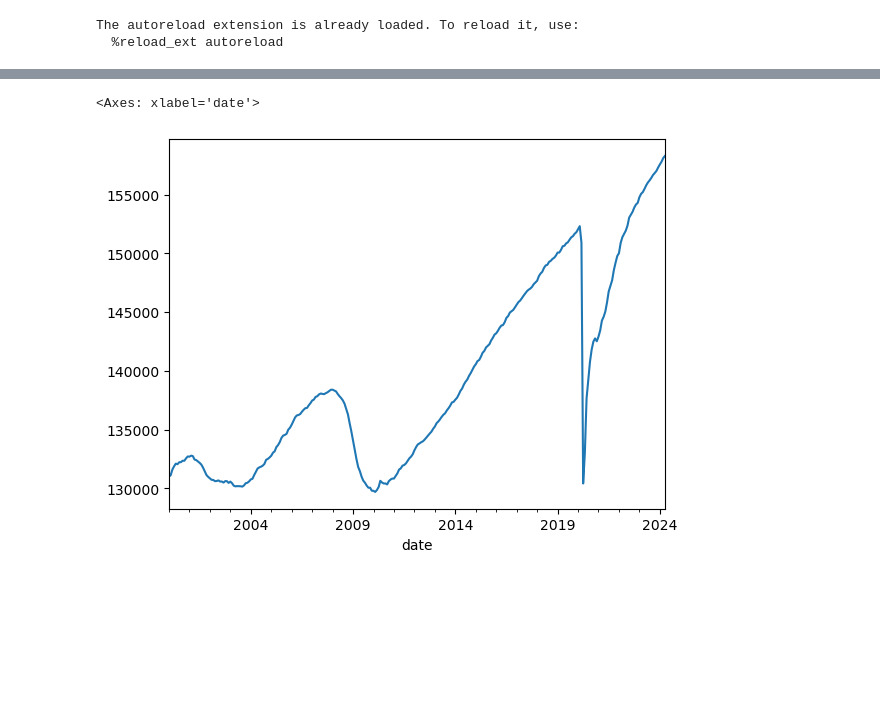
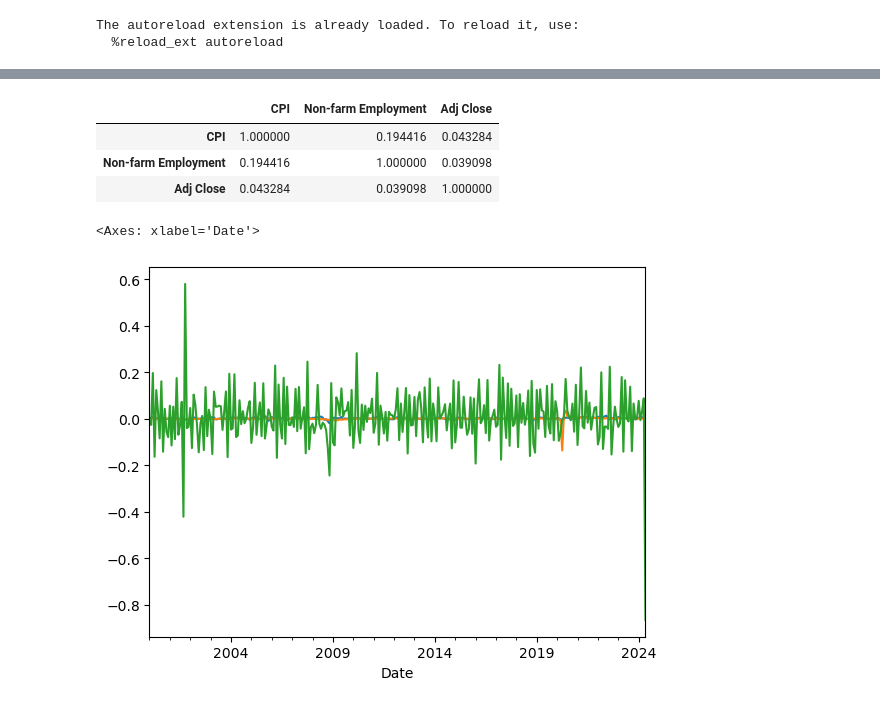
Before and after one commit to akshaygulabrao/macro-trading, a Jupyter notebook: fetching_yfinance.ipynb, the cells around one changed output, grey strips where cells are left out. Cells and saved outputs as stored; diff of their text form; code cells hidden in the pictures; blank space fills up the shorter version.

```diff
--- a/fetching_yfinance.ipynb
+++ b/fetching_yfinance.ipynb
@@ -12,0 +16,6 @@ spy_returns = yf.Ticker("SPY").history(auto_adjust=True)
+# %%
+yf.pdr_override()
+spy = pdr.get_data_yahoo("SPY", start="2000-01-01")
+monthly_spy_pct_change = spy["Adj Close"].resample("M").sum().pct_change().fillna(0)
+monthly_spy_pct_change.index = monthly_spy_pct_change.index.to_period("M")
+monthly_spy_pct_change
@@ -13,11 +37,18 @@ spy_returns = yf.Ticker("SPY").history(auto_adjust=True)
 # %%
 employment = bls.get_series("CES0000000001",startyear="2000",endyear="2024")
+employment.name = "Non-farm Employment"
+employment = employment.pct_change()
-# %%
-employment.plot()
-# %% [output]
-<Axes: xlabel='date'>
-[figure, removed]
 # %%
 cpi = bls.get_series("CUUR0000SA0",startyear="2000",endyear="2024")
+cpi.name = "CPI"
+cpi = cpi.pct_change()
+# %%
+cpi = cpi.fillna(0)
+employment = employment.fillna(0)
 # %%
-economic_data = pd.concat([employment,cpi],axis=1)
+pd.concat([cpi,employment,monthly_spy_pct_change],axis=1).corr()
+# %% [output]
+|  | CPI | Non-farm Employment | Adj Close |
+| CPI | 1.000000 | 0.194416 | 0.043284 |
+| Non-farm Employment | 0.194416 | 1.000000 | 0.039098 |
+| Adj Close | 0.043284 | 0.039098 | 1.000000 |
@@ -27,0 +55,7 @@ economic_data["CUUR0000SA0"]= economic_data["CUUR0000SA0"].pct_change(fill_metho
+# %%
+cpi.plot()
+employment.plot()
+monthly_spy_pct_change.plot()
+# %% [output]
+<Axes: xlabel='Date'>
+[figure, added]
```
Also changed, not shown: parts of 5 cells of this notebook.
